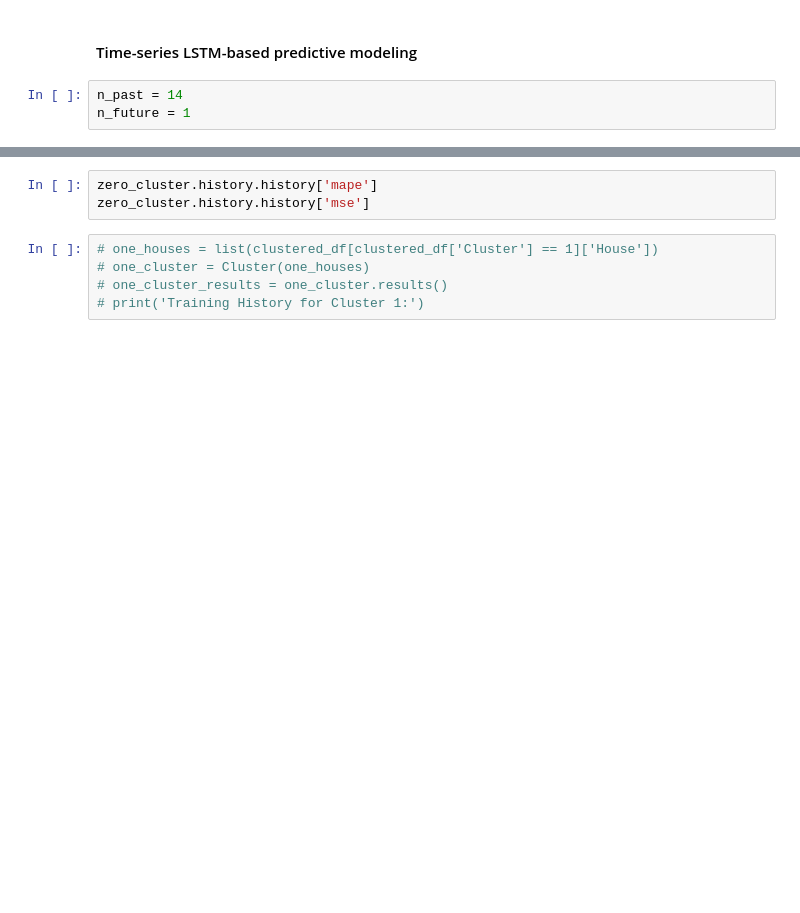
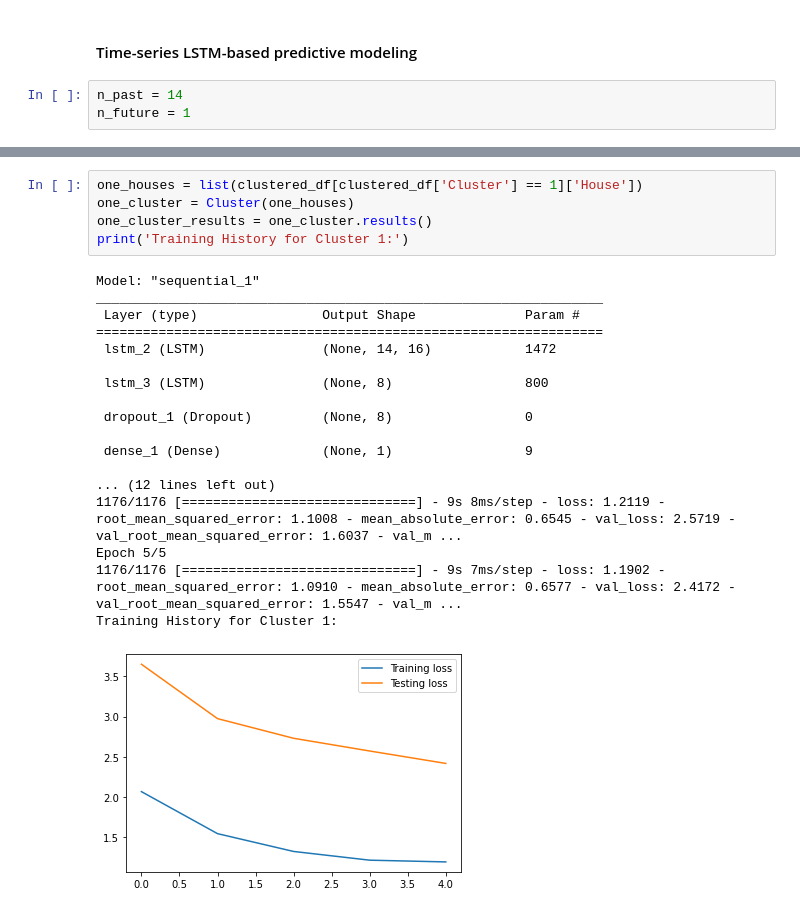
Before and after one commit to rishabhjain1997/Energy-Datasets, a Jupyter notebook: ML_modeling_clustering.ipynb, the cells around one changed output, grey strips where cells are left out. Saved outputs shown, nothing was run; the diff lists cells and outputs as text; blank space fills up the shorter version.

```diff
--- a/ML_modeling_clustering.ipynb
+++ b/ML_modeling_clustering.ipynb
@@ -395,9 +412,25 @@ Epoch 3/5
-# %%
-zero_cluster.history.history['mape']
-zero_cluster.history.history['mse']
 # %%
-# one_houses = list(clustered_df[clustered_df['Cluster'] == 1]['House'])
-# one_cluster = Cluster(one_houses)
-# one_cluster_results = one_cluster.results()
-# print('Training History for Cluster 1:')
+one_houses = list(clustered_df[clustered_df['Cluster'] == 1]['House'])
+one_cluster = Cluster(one_houses)
+one_cluster_results = one_cluster.results()
+print('Training History for Cluster 1:')
+# %% [output]
+Model: "sequential_1"
+_________________________________________________________________
+ Layer (type)                Output Shape              Param #
+=================================================================
+ lstm_2 (LSTM)               (None, 14, 16)            1472
+
+ lstm_3 (LSTM)               (None, 8)                 800
+
+ dropout_1 (Dropout)         (None, 8)                 0
+
+ dense_1 (Dense)             (None, 1)                 9
+
+... (12 lines left out)
+1176/1176 [==============================] - 9s 8ms/step - loss: 1.2119 - root_mean_squared_error: 1.1008 - mean_absolute_error: 0.6545 - val_loss: 2.5719 - val_root_mean_squared_error: 1.6037 - val_m ...
+Epoch 5/5
+1176/1176 [==============================] - 9s 7ms/step - loss: 1.1902 - root_mean_squared_error: 1.0910 - mean_absolute_error: 0.6577 - val_loss: 2.4172 - val_root_mean_squared_error: 1.5547 - val_m ...
+Training History for Cluster 1:
+[figure, added]
 # %%
```
Also changed, not shown: parts of 42 cells of this notebook.
